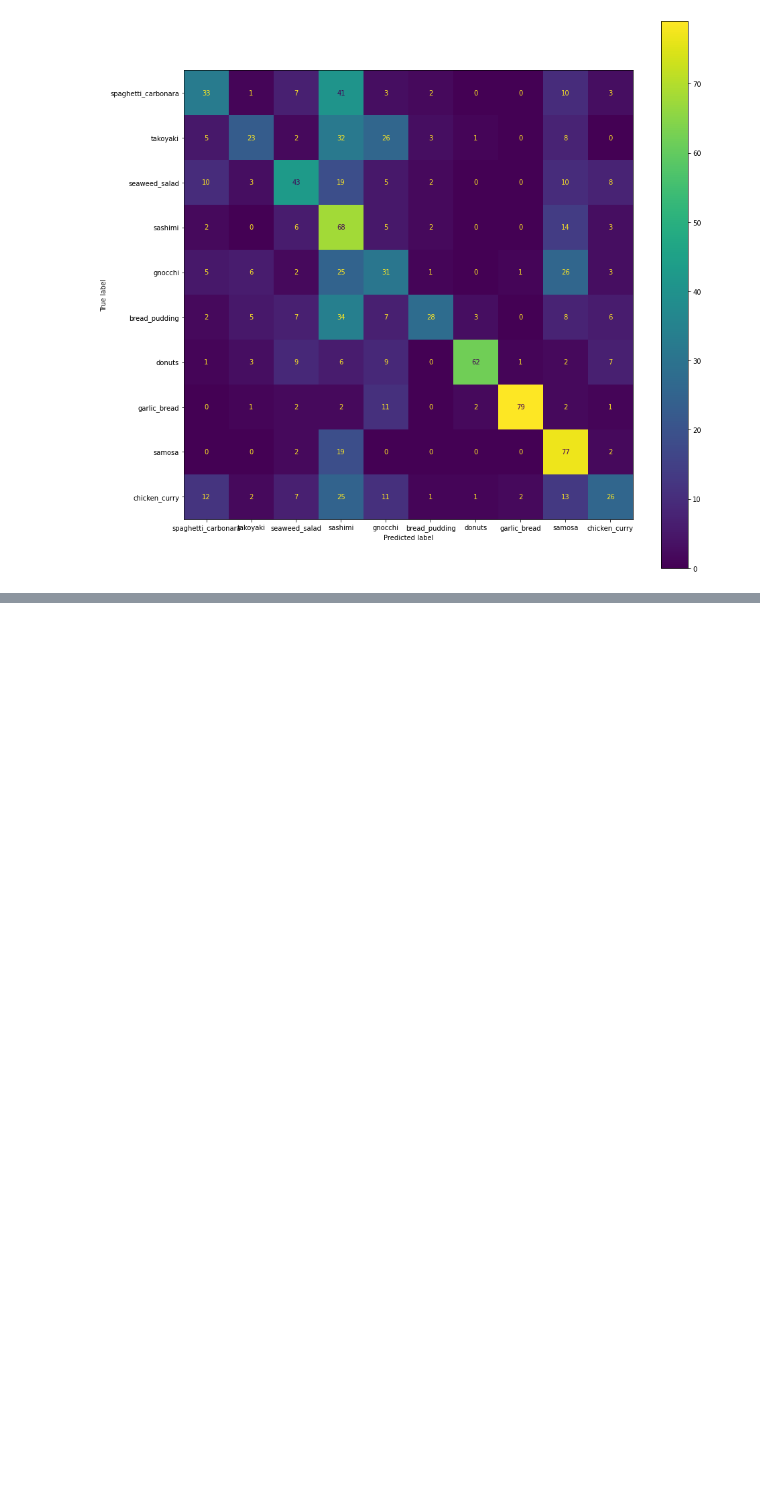
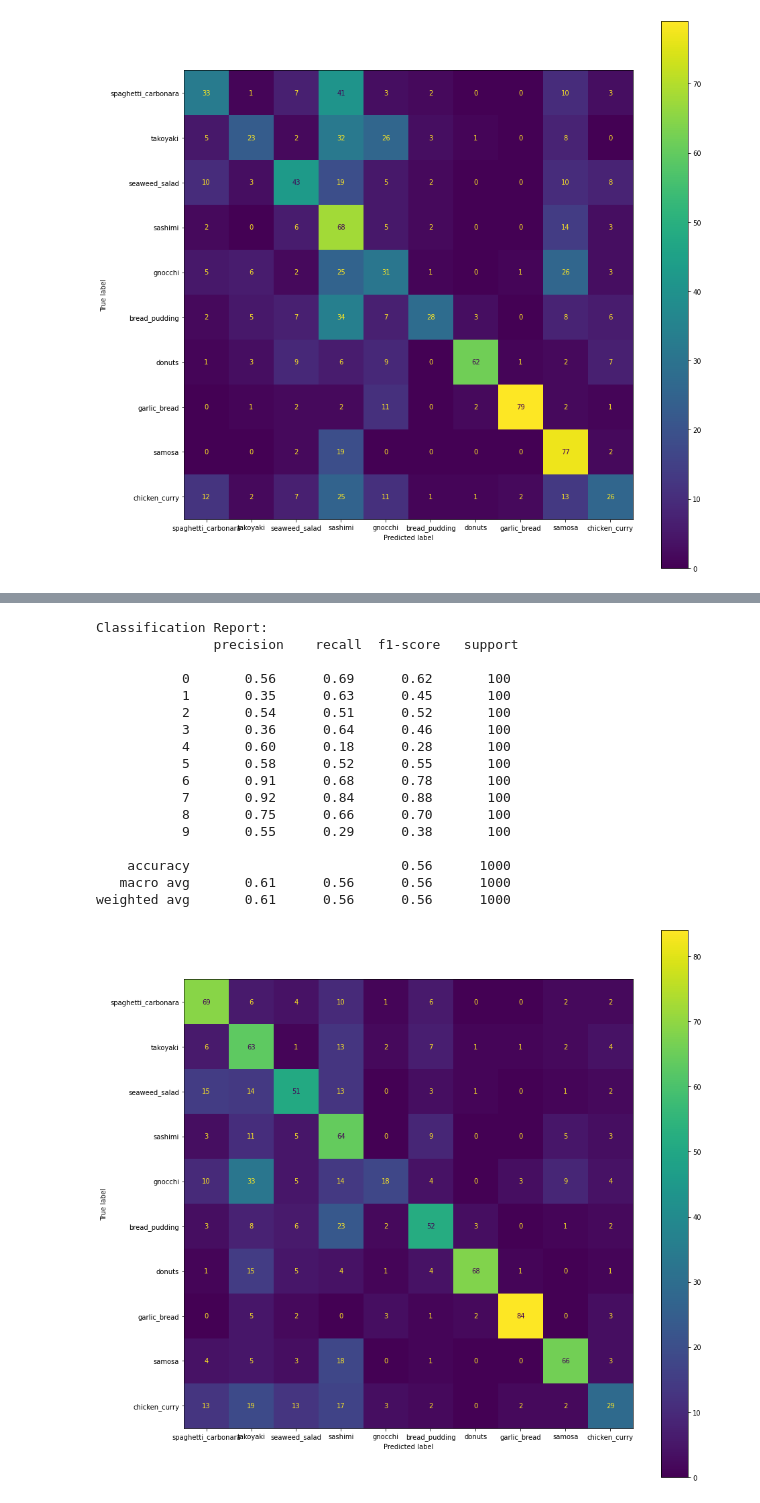
Before and after one commit to hockyy/food-101-mlcv, a Jupyter notebook: FoodHockyExplore.ipynb, the cells around one changed output, grey strips where cells are left out. Saved outputs shown, nothing was run; the diff lists cells and outputs as text; code cells hidden in the pictures; blank space fills up the shorter version.

```diff
--- a/FoodHockyExplore.ipynb
+++ b/FoodHockyExplore.ipynb
@@ -874,0 +971,21 @@ weighted avg       0.55      0.47      0.47      1000
+# %%
+predict_and_assess_model_googlenet(googlenet, test_gen)
+# %% [output]
+Classification Report:
+               precision    recall  f1-score   support
+
+           0       0.56      0.69      0.62       100
+           1       0.35      0.63      0.45       100
+           2       0.54      0.51      0.52       100
+           3       0.36      0.64      0.46       100
+           4       0.60      0.18      0.28       100
+           5       0.58      0.52      0.55       100
+           6       0.91      0.68      0.78       100
+           7       0.92      0.84      0.88       100
+           8       0.75      0.66      0.70       100
+           9       0.55      0.29      0.38       100
+
+    accuracy                           0.56      1000
+   macro avg       0.61      0.56      0.56      1000
+weighted avg       0.61      0.56      0.56      1000
+[figure, added]
```
Also changed, not shown: parts of 2 cells of this notebook.
